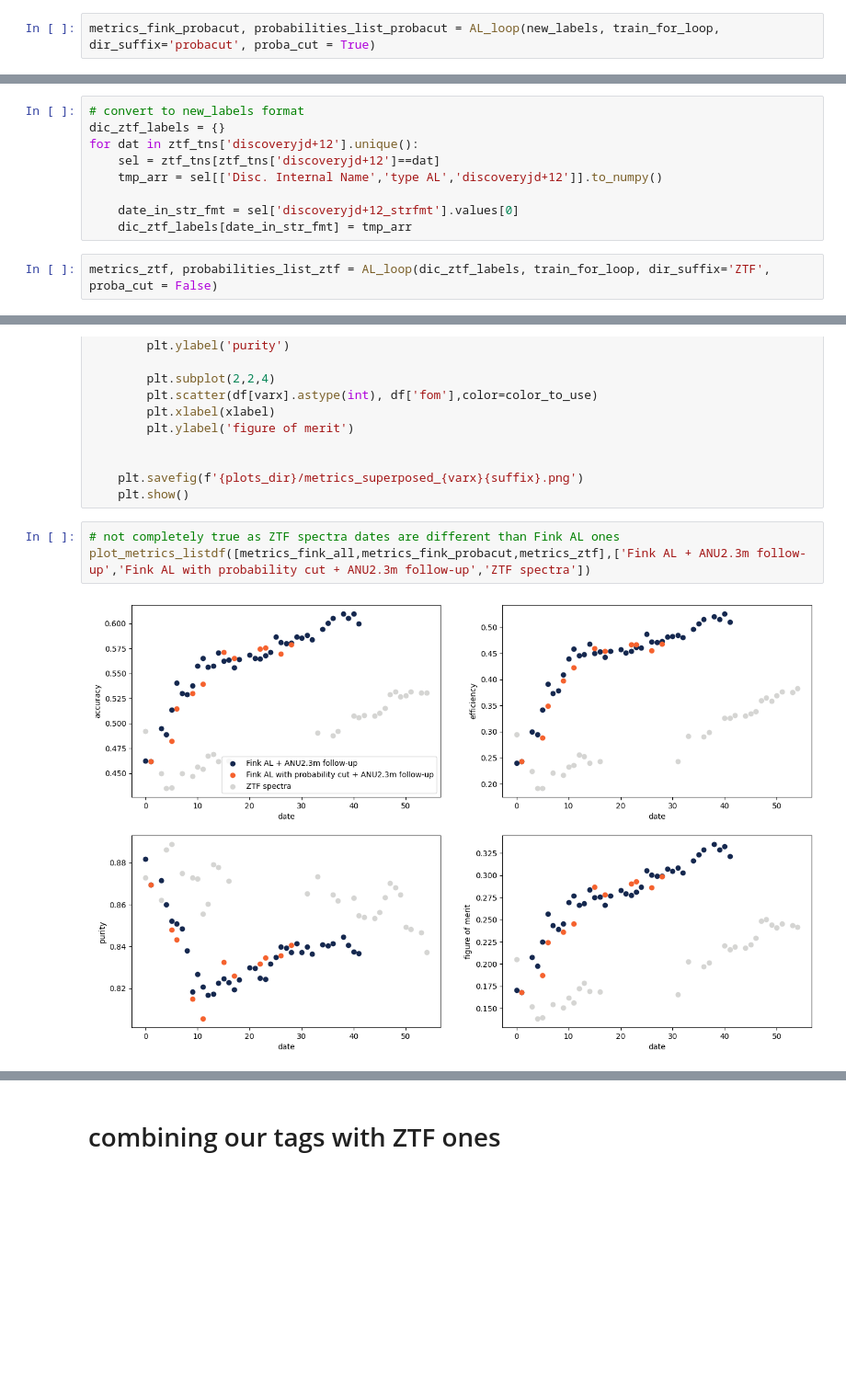
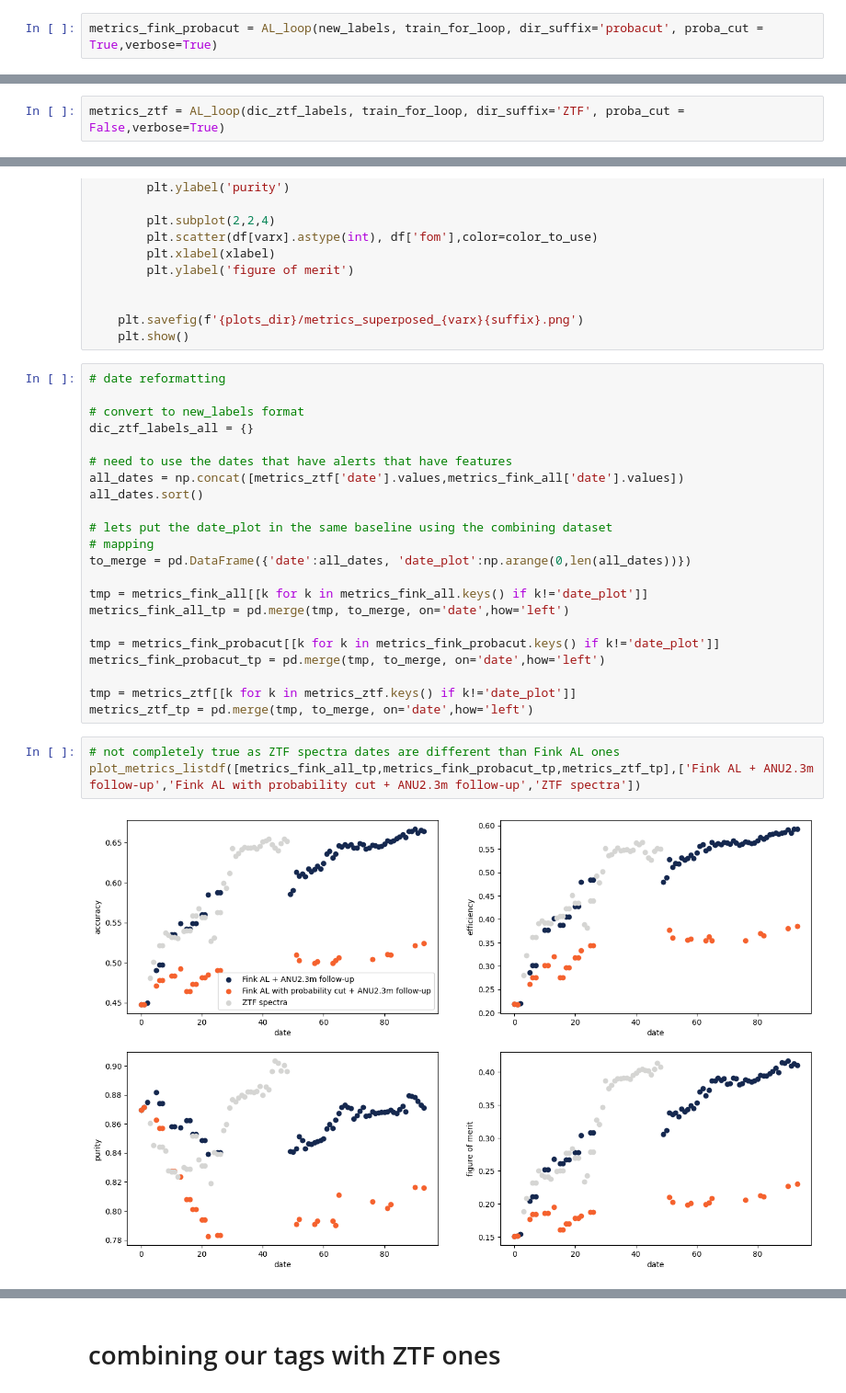
Before and after one commit to Fink-analyses/Active_Learning_earlySNIa, a Jupyter notebook: notebooks/ultimate_train_working_AM.ipynb, the cells around one changed output, grey strips where cells are left out. Shown at 92% size. Cells and saved outputs as stored; diff of their text form; blank space fills up the shorter version.

```diff
--- a/notebooks/ultimate_train_working_AM.ipynb
+++ b/notebooks/ultimate_train_working_AM.ipynb
@@ -451,3 +512,3 @@ metrics_fink_all.to_csv('../data/' + 'metrics.csv', index=False)
 # %%
-metrics_fink_probacut, probabilities_list_probacut = AL_loop(new_labels, train_for_loop, dir_suffix='probacut', proba_cut = True)
+metrics_fink_probacut = AL_loop(new_labels, train_for_loop, dir_suffix='probacut', proba_cut = True,verbose=True)
 # %% [output]
@@ -511,12 +646,3 @@ Number of ZTF spectra available in this time frame 157
-# %%
-# convert to new_labels format
-dic_ztf_labels = {}
-for dat in ztf_tns['discoveryjd+12'].unique():
-    sel = ztf_tns[ztf_tns['discoveryjd+12']==dat]
-    tmp_arr = sel[['Disc. Internal Name','type AL','discoveryjd+12']].to_numpy()
-
-    date_in_str_fmt = sel['discoveryjd+12_strfmt'].values[0]
-    dic_ztf_labels[date_in_str_fmt] = tmp_arr
 # %%
-metrics_ztf, probabilities_list_ztf = AL_loop(dic_ztf_labels, train_for_loop, dir_suffix='ZTF', proba_cut = False)
+metrics_ztf = AL_loop(dic_ztf_labels, train_for_loop, dir_suffix='ZTF', proba_cut = False,verbose=True)
 # %% [output]
@@ -587,11 +696,33 @@ def plot_metrics_listdf(list_df,label_list,plots_dir='./', varx='date_plot',suff
 
     plt.savefig(f'{plots_dir}/metrics_superposed_{varx}{suffix}.png')
     plt.show()
+# %%
+# date reformatting
+
+# convert to new_labels format
+dic_ztf_labels_all = {}
+
+# need to use the dates that have alerts that have features
+all_dates = np.concat([metrics_ztf['date'].values,metrics_fink_all['date'].values])
+all_dates.sort()
+
+# lets put the date_plot in the same baseline using the combining dataset
+# mapping
+to_merge = pd.DataFrame({'date':all_dates, 'date_plot':np.arange(0,len(all_dates))})
+
+tmp = metrics_fink_all[[k for k in metrics_fink_all.keys() if k!='date_plot']]
+metrics_fink_all_tp = pd.merge(tmp, to_merge, on='date',how='left')
+
+tmp = metrics_fink_probacut[[k for k in metrics_fink_probacut.keys() if k!='date_plot']]
+metrics_fink_probacut_tp = pd.merge(tmp, to_merge, on='date',how='left')
+
+tmp = metrics_ztf[[k for k in metrics_ztf.keys() if k!='date_plot']]
+metrics_ztf_tp = pd.merge(tmp, to_merge, on='date',how='left')
 # %%
 # not completely true as ZTF spectra dates are different than Fink AL ones
-plot_metrics_listdf([metrics_fink_all,metrics_fink_probacut,metrics_ztf],['Fink AL + ANU2.3m follow-up','Fink AL with probability cut + ANU2.3m follow-up','ZTF spectra'])
+plot_metrics_listdf([metrics_fink_all_tp,metrics_fink_probacut_tp,metrics_ztf_tp],['Fink AL + ANU2.3m follow-up','Fink AL with probability cut + ANU2.3m follow-up','ZTF spectra'])
 # %% [output]
-[figure, old version]
+[figure, new version]
 # %%
 plot_metrics_listdf([metrics_fink_all,metrics_fink_probacut,metrics_ztf],['Fink AL + ANU2.3m follow-up','Fink AL with probability cut + ANU2.3m follow-up','ZTF spectra'],varx='n spectra')
 # %% [output]
```
Also changed, not shown: parts of 25 cells of this notebook.
